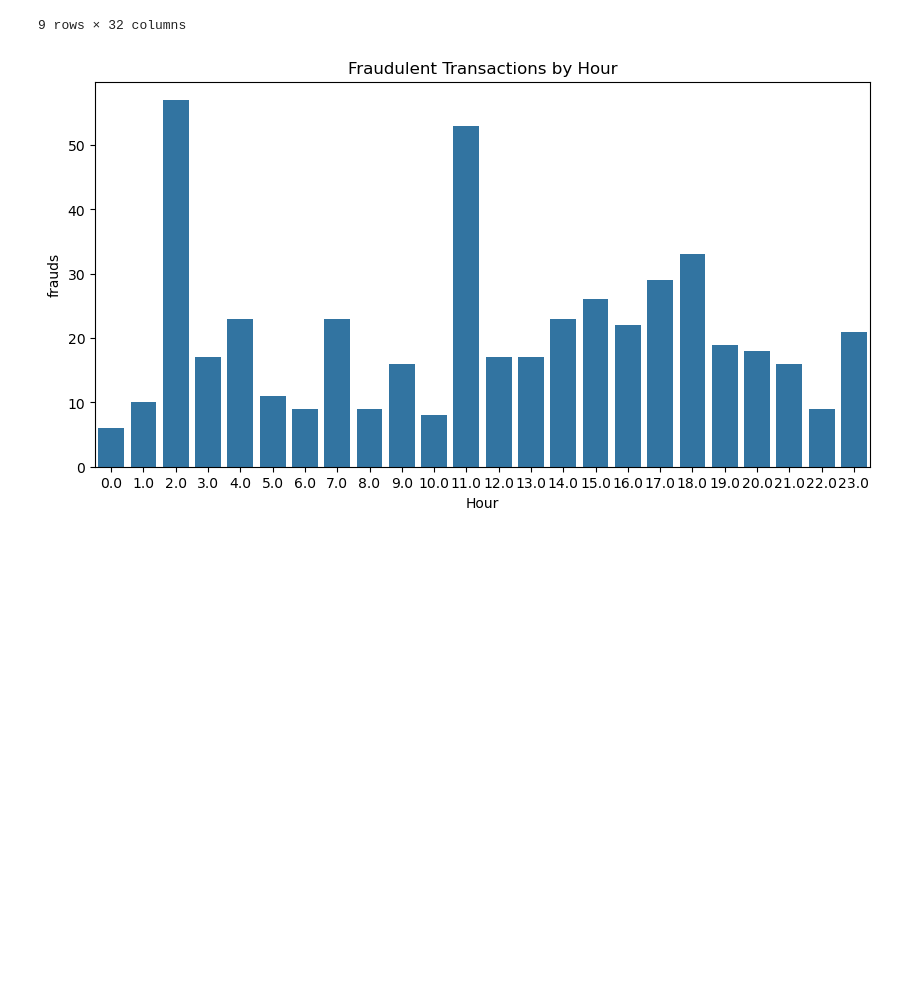
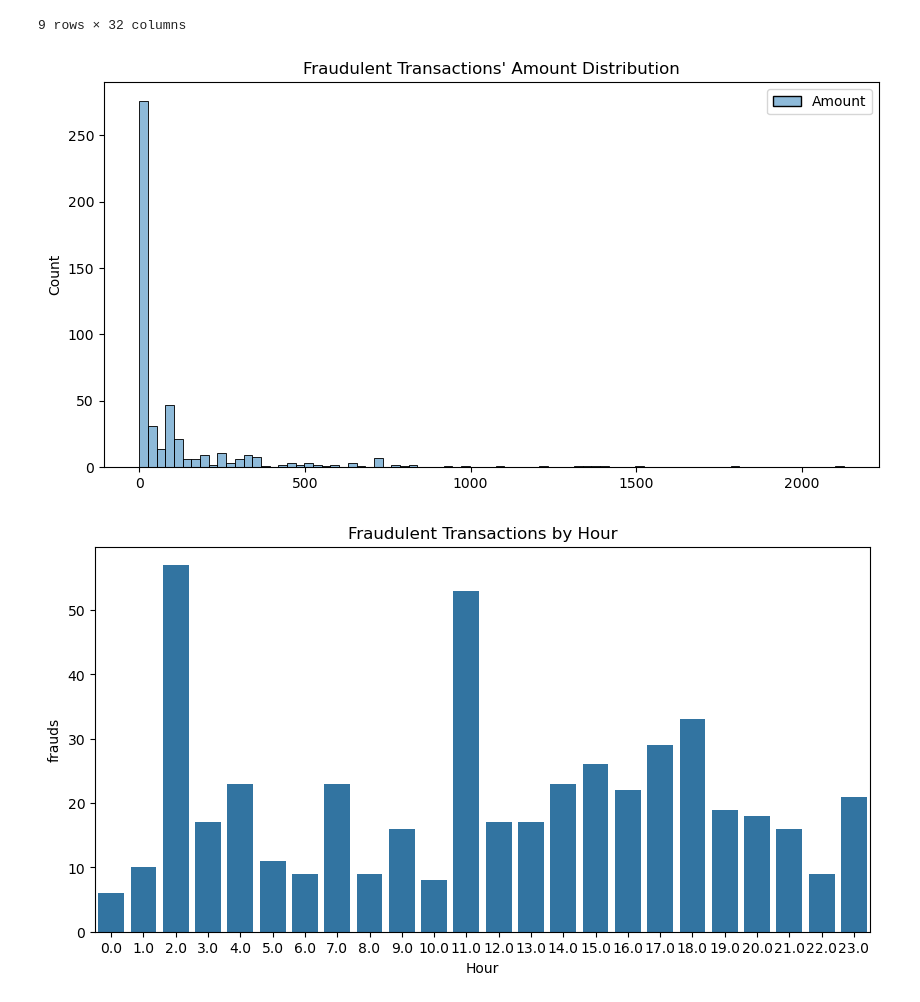
Before and after one commit to Nguyen-Tommy/Credit-Card-Fraud-Detection, a Jupyter notebook: CreditCardFraudDetection.ipynb, the cells around one changed output. Cells and saved outputs as stored; diff of their text form; code cells hidden in the pictures; blank space fills up the shorter version.

Commit message:
Added fraud amount distribution and data inspections

```diff
--- a/CreditCardFraudDetection.ipynb
+++ b/CreditCardFraudDetection.ipynb
@@ -69,6 +100,22 @@ pd.read_sql_query(high_value_fraud_transactions_query, connection)
 | 7 | 18088.0 | -12.224021 | 3.854150 | -12.466766 | 9.648311 | -2.726961 | -4.445610 | -21.922811 | 0.320792 | -4.433162 | ... | ... |
 | 8 | 154309.0 | -0.082983 | -3.935919 | -2.616709 | 0.163310 | -1.400952 | -0.809419 | 1.501580 | -0.471000 | 1.519743 | ... | ... |
 9 rows × 32 columns
+# %%
+# Fraudulent Transactions' Amount Distribution
+fraud_amount_query = """
+SELECT Amount
+FROM transactions
+WHERE Class = 1
+"""
+fraud_amount = pd.read_sql_query(fraud_amount_query, connection)
+
+# Plot
+plt.figure(figsize=(10,5))
+sns.histplot(data=fraud_amount)
+plt.title("Fraudulent Transactions' Amount Distribution")
+plt.show()
+# %% [output]
+[figure, added]
 # %%
 # Time-Based Fraud Patterns
 fraud_patterns_query = """
```
Also changed, not shown: parts of 8 cells of this notebook.
